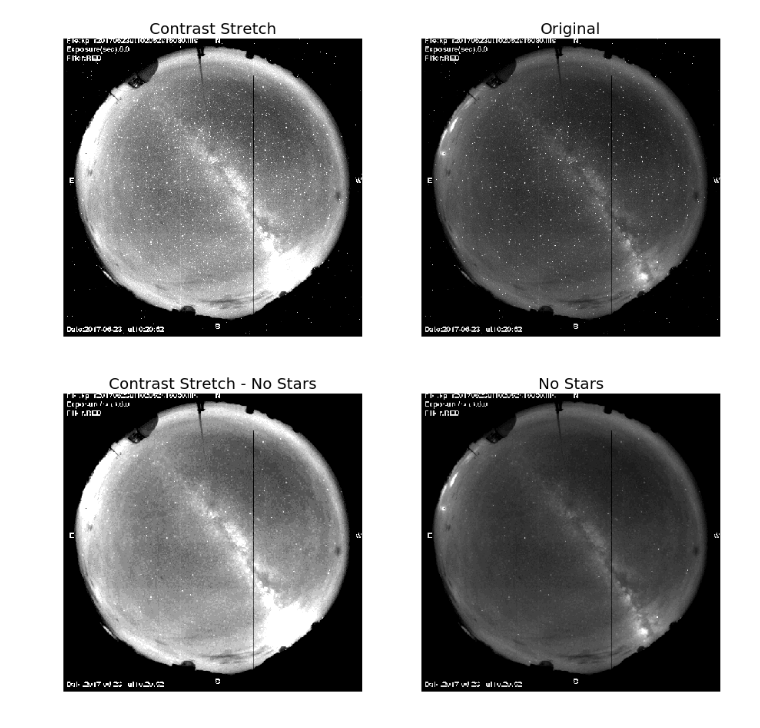
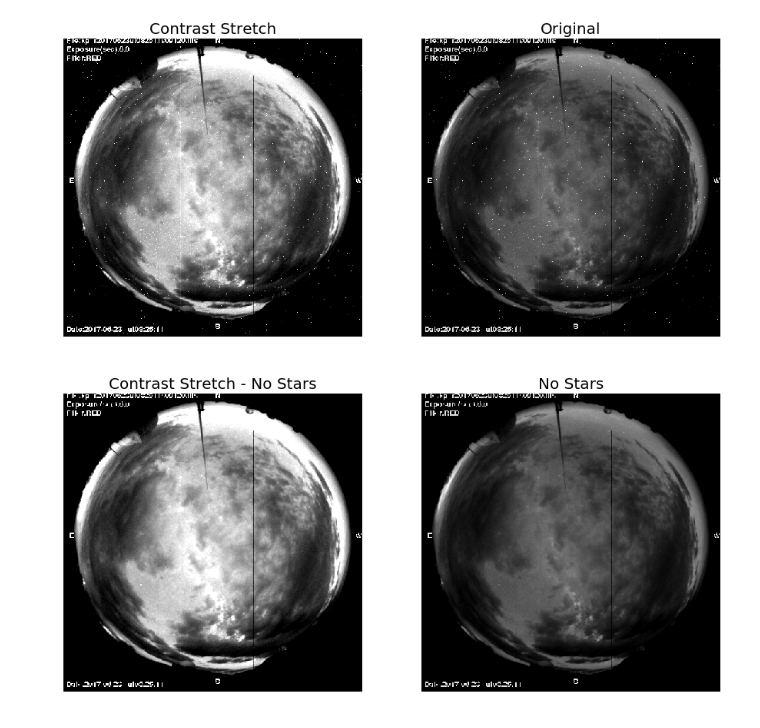
Before and after one commit to dylanagreen/kpno-allsky, a Jupyter notebook: Notebooks/Cloud Finding Test (6s).ipynb, the cells around one changed output. Saved outputs shown, nothing was run; the diff lists cells and outputs as text; code cells hidden in the pictures.

```diff
--- a/Notebooks/Cloud Finding Test (6s).ipynb
+++ b/Notebooks/Cloud Finding Test (6s).ipynb
@@ -19,9 +19,10 @@ parent = str(p.parent)
 directory = parent + '/Images/20170623/'
 center = (256, 252)
 # %%
-file = 'r_ut102052s16080.png' # No clouds (challenge mode)
+#file = 'r_ut102052s16080.png' # No clouds (challenge mode)
 #file = 'r_ut100056s14880.png' # Low clouds
 #file = 'r_ut085307s10800.png' # High Clouds
+file = 'r_ut082511s09120.png'
 #file = 'r_ut031003s76560.png' # Almost totally white image (super challenge mode)
 img = ndimage.imread(directory + file, mode='L')
 # %%
@@ -84,19 +101,19 @@ img2 = np.copy(imgEq2)
 # %%
 img2 = ndimage.grey_opening(img, size=(2,2))
 
 
 p1, p2 = np.percentile(img, (4, 96))
 
 imgEq1 = exposure.rescale_intensity(img, in_range=(p1, p2))
 
-p1, p2 = np.percentile(img2, (4, 96))
+p1, p2 = np.percentile(img2, (5, 95))
 imgEq2 = exposure.rescale_intensity(img2, in_range=(p1, p2))
 
 side_by_side(imgEq1, "Contrast Stretch", img, "Original")
 side_by_side(imgEq2, "Contrast Stretch - No Stars", img2, "No Stars")
 
 if not np.array_equal(imgEq1, np.zeros(imgEq1.shape)):
     img2 = np.copy(imgEq2)
 # %% [output]
-[figure, old version]
+[figure, new version]
-[figure, old version]
+[figure, new version]
```
Also changed, not shown: parts of 12 cells of this notebook, 1 other file.
